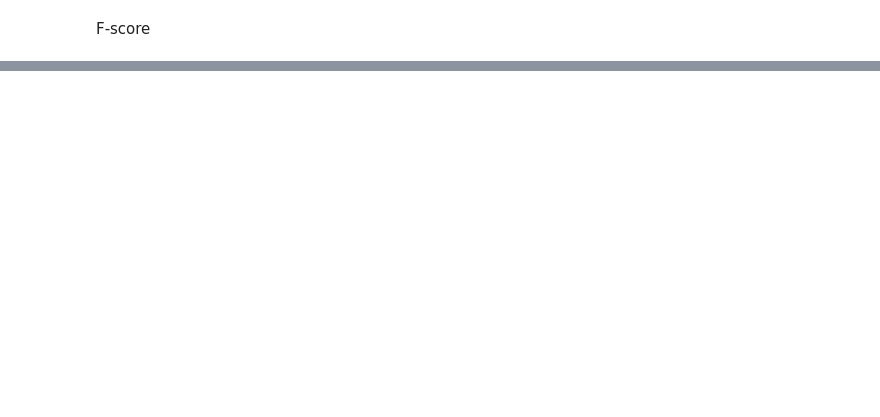
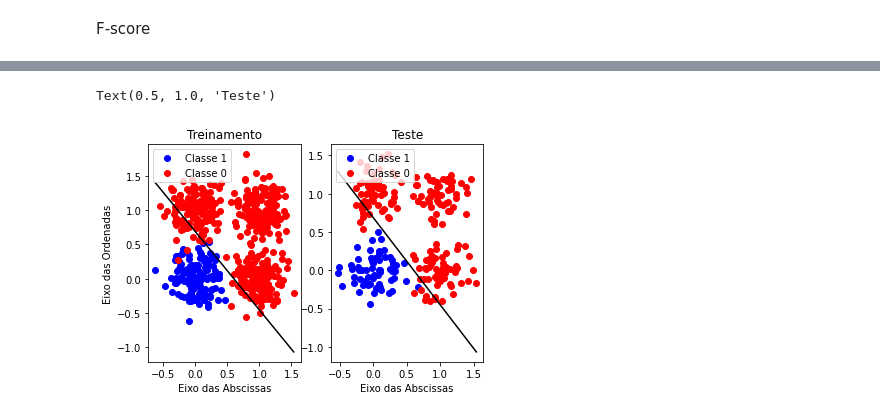
Before and after one commit to delrickOliveira/rna_2021_2.1, a Jupyter notebook: RNA_2_1_sugestao.ipynb, the cells around one changed output, grey strips where cells are left out. Saved outputs shown, nothing was run; the diff lists cells and outputs as text; code cells hidden in the pictures; blank space fills up the shorter version.

```diff
--- a/RNA_2_1_sugestao.ipynb
+++ b/RNA_2_1_sugestao.ipynb
@@ -433,0 +441,32 @@ f_score
+# %%
+classe_0_train = data_plot_train.loc[data_plot_train['y'] == 0]
+classe_1_train = data_plot_train.loc[data_plot_train['y'] == 1]
+classe_0_test = data_plot_test.loc[data_plot_test['y'] == 0]
+classe_1_test = data_plot_test.loc[data_plot_test['y'] == 1]
+# %%
+x_reta_train = np.linspace(np.amin(X_train[:,:1]),np.amax(X_train[:,:1]))
+x_reta_test = np.linspace(np.amin(X_test[:,:1]),np.amax(X_test[:,:1]))
+# %%
+w0, w1, w2 = rede_ajustada.w_
+# %%
+y_reta_train = -w1/w2 * x_reta_train + w0/w2
+y_reta_test = -w1/w2 * x_reta_test + w0/w2
+# %%
+f, (ax1, ax2) = plt.subplots(1, 2)
+ax1.plot(classe_1_train.x1, classe_1_train.x2, 'bo', label='Classe 1')
+ax1.plot(classe_0_train.x1, classe_0_train.x2, 'ro', label='Classe 0')
+ax1.plot(x_reta_train, y_reta_train, 'black')
+ax1.set_xlabel('Eixo das Abscissas')
+ax1.set_ylabel('Eixo das Ordenadas')
+ax1.legend(loc='upper left')
+ax1.set_title('Treinamento')
+
+ax2.plot(classe_1_test.x1, classe_1_test.x2, 'bo', label='Classe 1')
+ax2.plot(classe_0_test.x1, classe_0_test.x2, 'ro', label='Classe 0')
+ax2.plot(x_reta_test, y_reta_test, 'black')
+ax2.set_xlabel('Eixo das Abscissas')
+ax2.legend(loc='upper left')
+ax2.set_title('Teste')
+# %% [output]
+Text(0.5, 1.0, 'Teste')
+[figure, added]
```
Also changed, not shown: parts of 18 cells of this notebook.
